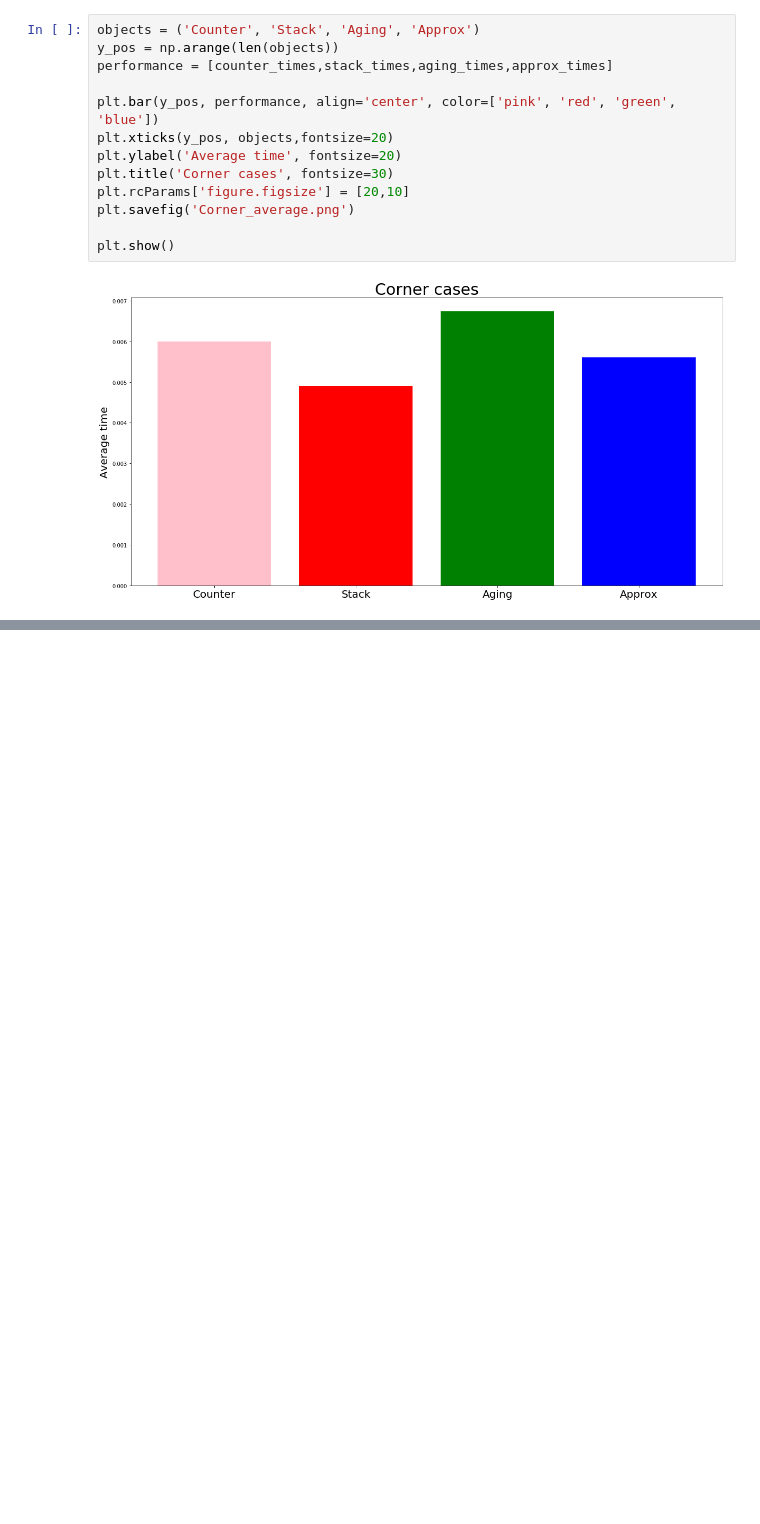
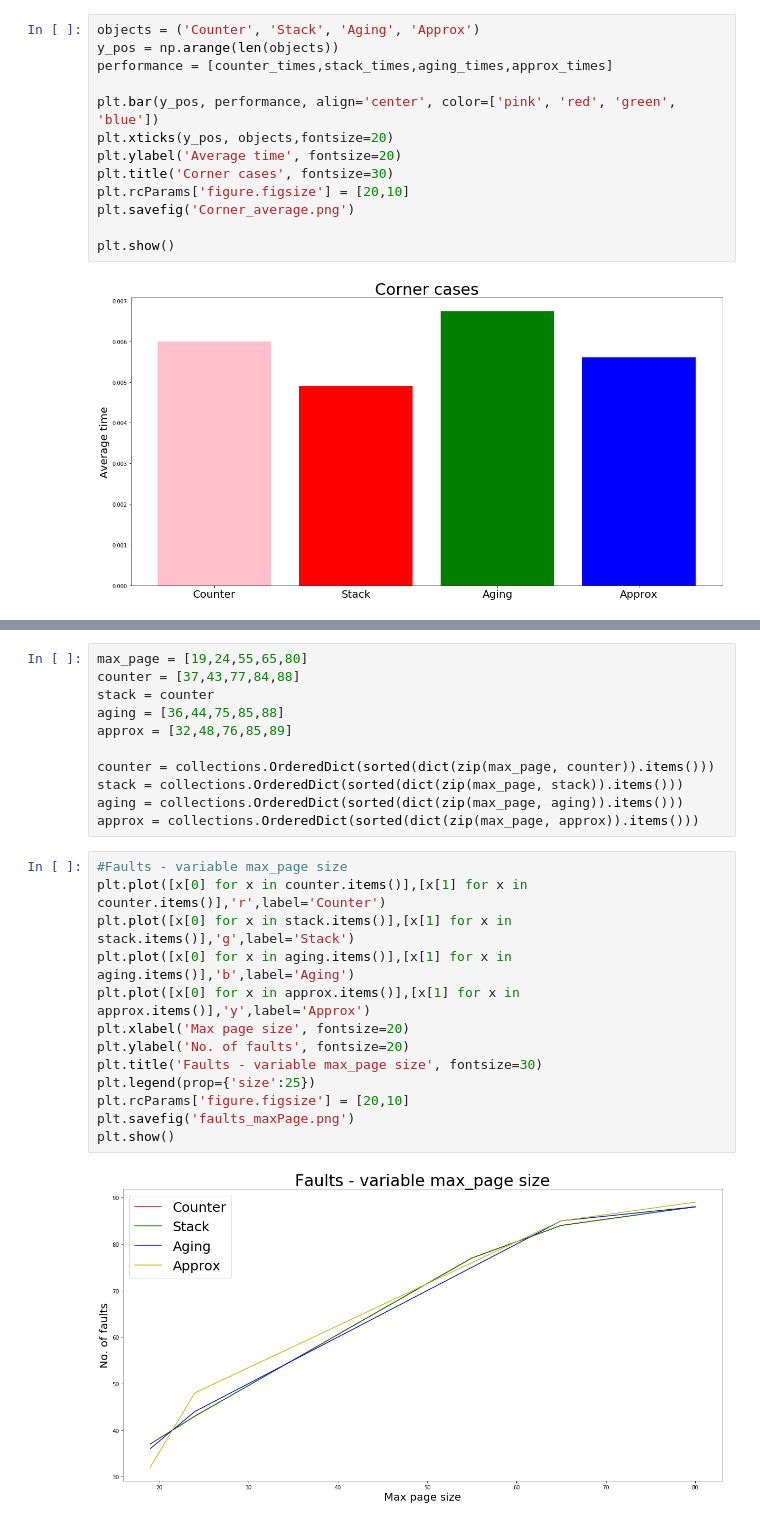
Before and after one commit to krishnayeswanth99/Page-Replacement, a Jupyter notebook: Visualization.ipynb, the cells around one changed output, grey strips where cells are left out. Cells and saved outputs as stored; diff of their text form; blank space fills up the shorter version.

```diff
--- a/Visualization.ipynb
+++ b/Visualization.ipynb
@@ -101,0 +127,26 @@ plt.show()
+# %%
+max_page = [19,24,55,65,80]
+counter = [37,43,77,84,88]
+stack = counter
+aging = [36,44,75,85,88]
+approx = [32,48,76,85,89]
+
+counter = collections.OrderedDict(sorted(dict(zip(max_page, counter)).items()))
+stack = collections.OrderedDict(sorted(dict(zip(max_page, stack)).items()))
+aging = collections.OrderedDict(sorted(dict(zip(max_page, aging)).items()))
+approx = collections.OrderedDict(sorted(dict(zip(max_page, approx)).items()))
+# %%
+#Faults - variable max_page size
+plt.plot([x[0] for x in counter.items()],[x[1] for x in counter.items()],'r',label='Counter')
+plt.plot([x[0] for x in stack.items()],[x[1] for x in stack.items()],'g',label='Stack')
+plt.plot([x[0] for x in aging.items()],[x[1] for x in aging.items()],'b',label='Aging')
+plt.plot([x[0] for x in approx.items()],[x[1] for x in approx.items()],'y',label='Approx')
+plt.xlabel('Max page size', fontsize=20)
+plt.ylabel('No. of faults', fontsize=20)
+plt.title('Faults - variable max_page size', fontsize=30)
+plt.legend(prop={'size':25})
+plt.rcParams['figure.figsize'] = [20,10]
+plt.savefig('faults_maxPage.png')
+plt.show()
+# %% [output]
+[figure, added]
```
Also changed, not shown: parts of 7 cells of this notebook, 9 other files.
